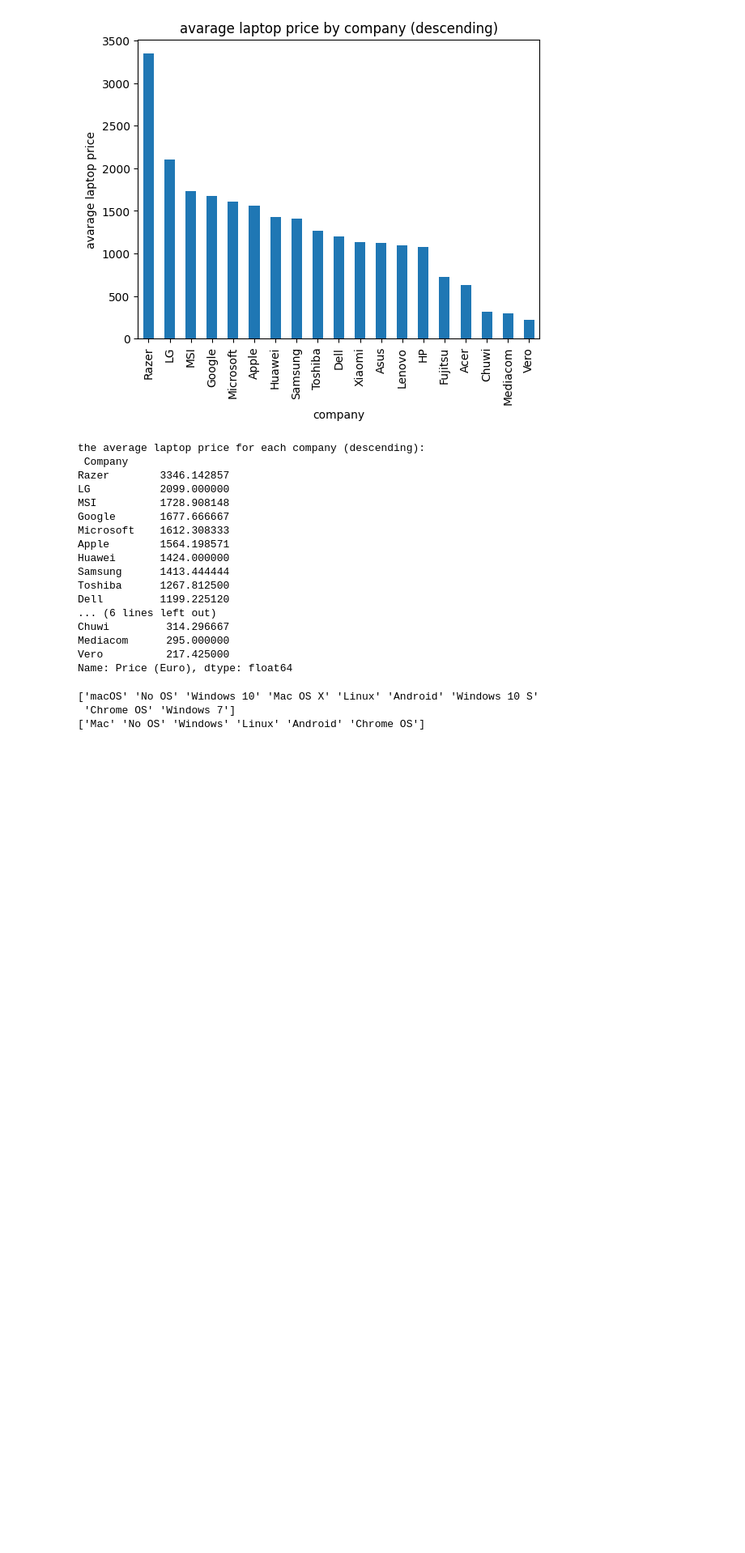
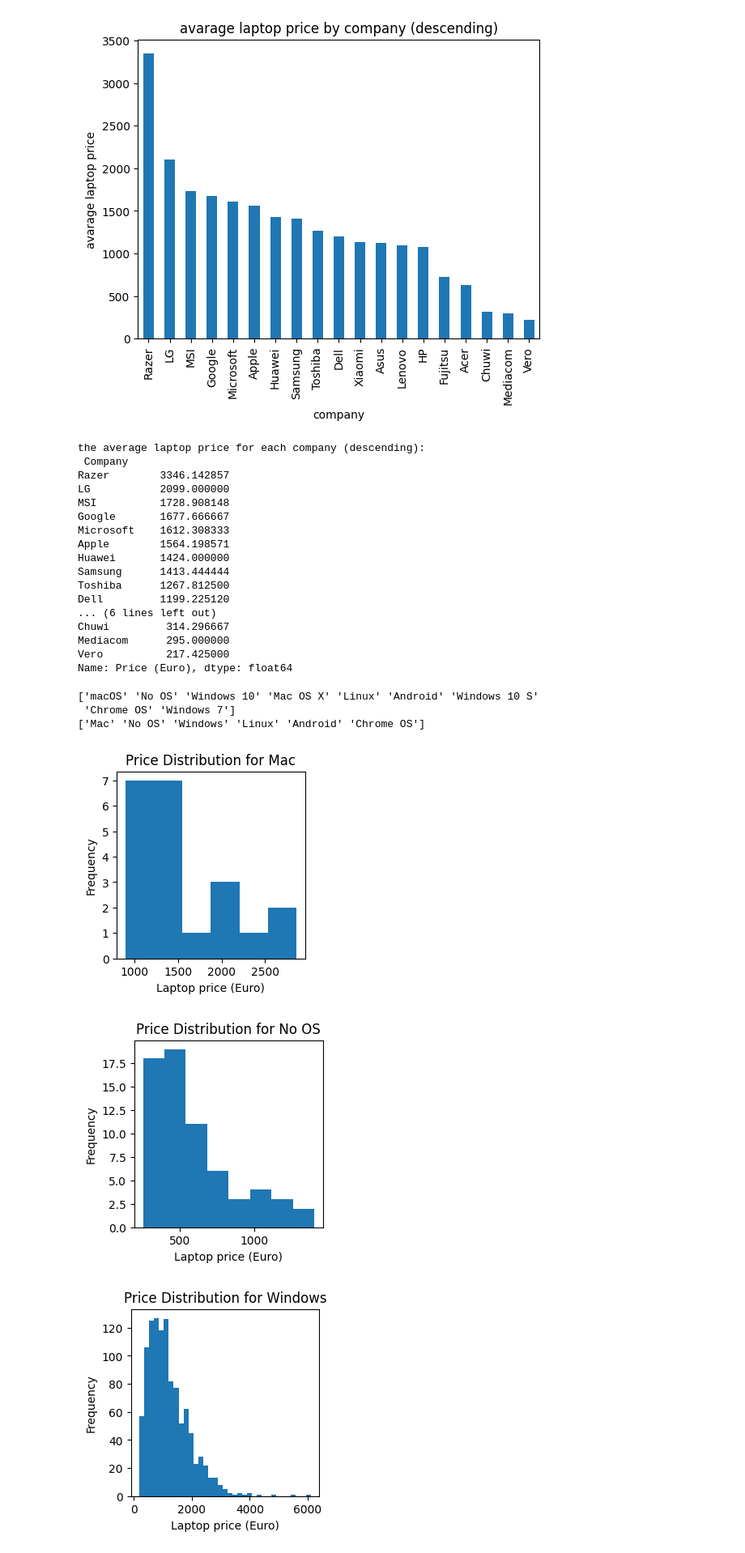
Before and after one commit to yaelhezki/MiniProject1, a Jupyter notebook: MiniProject1_YaelHezkiyahu.ipynb, the cells around one changed output. Shown at 81% size. Cells and saved outputs as stored; diff of their text form; code cells hidden in the pictures; blank space fills up the shorter version.

```diff
--- a/MiniProject1_YaelHezkiyahu.ipynb
+++ b/MiniProject1_YaelHezkiyahu.ipynb
@@ -77,8 +77,30 @@ def clean_OpSys(os):
 df['OpSys_clean'] = df['OpSys'].apply(clean_OpSys)
 
 #prinrig the different types of Operating systems
-print(df['OpSys_clean'].unique())
+os_types = df['OpSys_clean'].unique()
+print(os_types)
 # %% [output]
 ['macOS' 'No OS' 'Windows 10' 'Mac OS X' 'Linux' 'Android' 'Windows 10 S'
  'Chrome OS' 'Windows 7']
 ['Mac' 'No OS' 'Windows' 'Linux' 'Android' 'Chrome OS']
+# %%
+#Plot for each of the operating system types the distribution of the prices
+
+for os_type in os_types:
+
+    #Select laptop prices for the current operating system
+    prices = df.loc[df['OpSys_clean'] == os_type, 'Price (Euro)']
+
+    #Create a small seperate histogram for each operating system
+    plt.figure(figsize=(3,3))
+    plt.hist(prices, bins='auto')
+
+    plt.title(f'Price Distribution for {os_type}')
+    plt.xlabel('Laptop price (Euro)')
+    plt.ylabel('Frequency')
+
+    plt.show()
+# %% [output]
+[figure, added]
+[figure, added]
+[figure, added]
```
Also changed, not shown: parts of 1 cell of this notebook.
